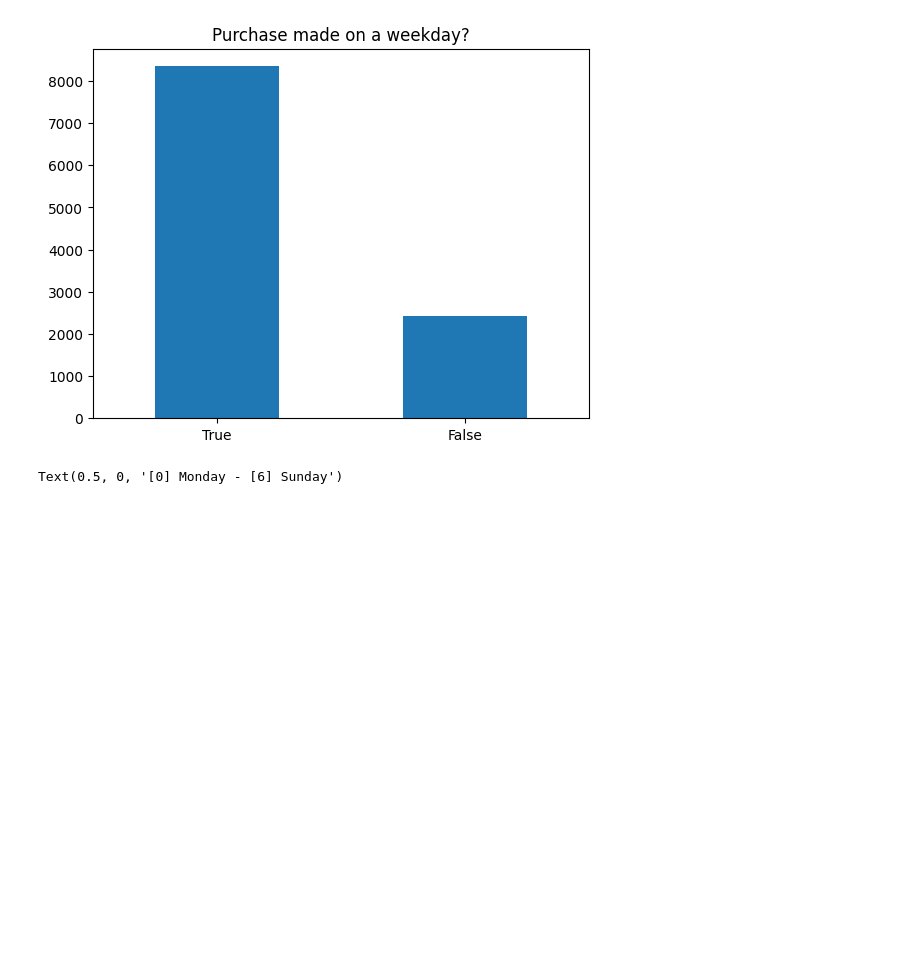
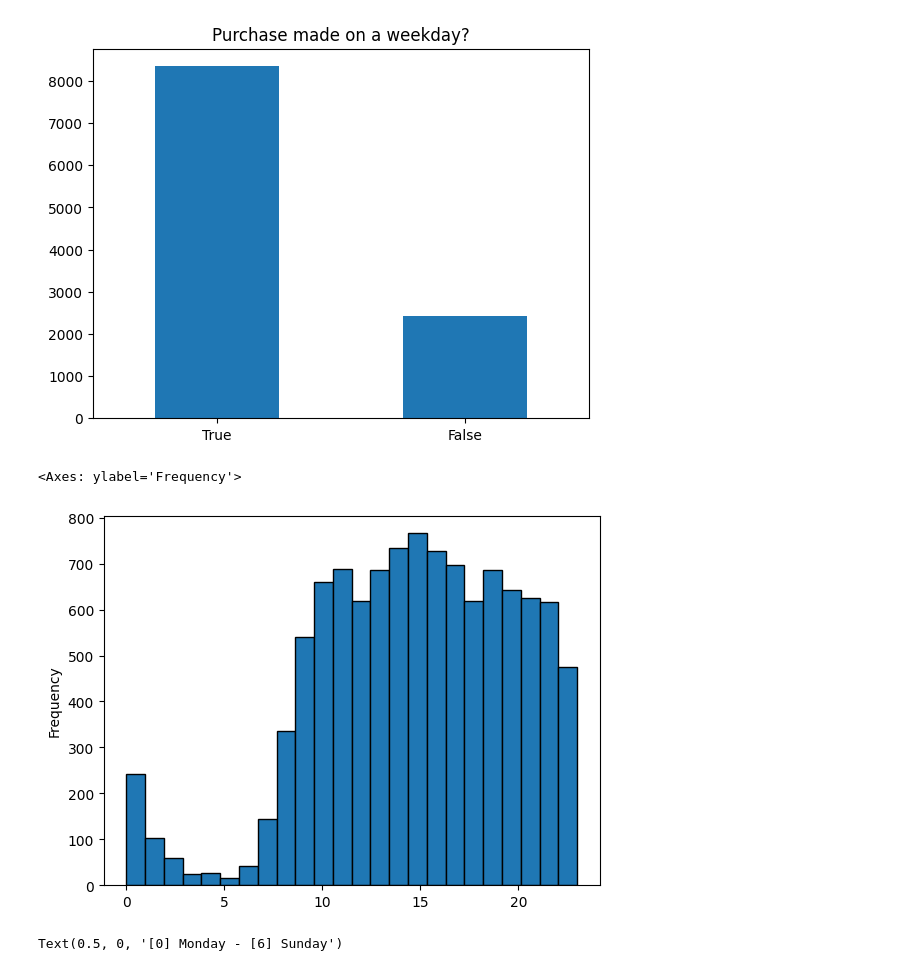
Before and after one commit to RuizLorenzoChavez/price-optimization-ML, a Jupyter notebook: main.ipynb, the cells around one changed output. Drawn from its saved outputs; the diff is of its cells as text; code cells hidden in the pictures; blank space fills up the shorter version.

```diff
--- a/main.ipynb
+++ b/main.ipynb
@@ -494,6 +501,11 @@ sampled_df
 # %% [output]
 <Axes: title={'center': 'Purchase made on a weekday?'}>
 [figure]
+# %%
+sampled_df.hour.plot.hist(bins=24,edgecolor="black")
+# %% [output]
+<Axes: ylabel='Frequency'>
+[figure, added]
 # %%
 (sampled_df
  .day_of_week.
```
Also changed, not shown: parts of 10 cells of this notebook.
